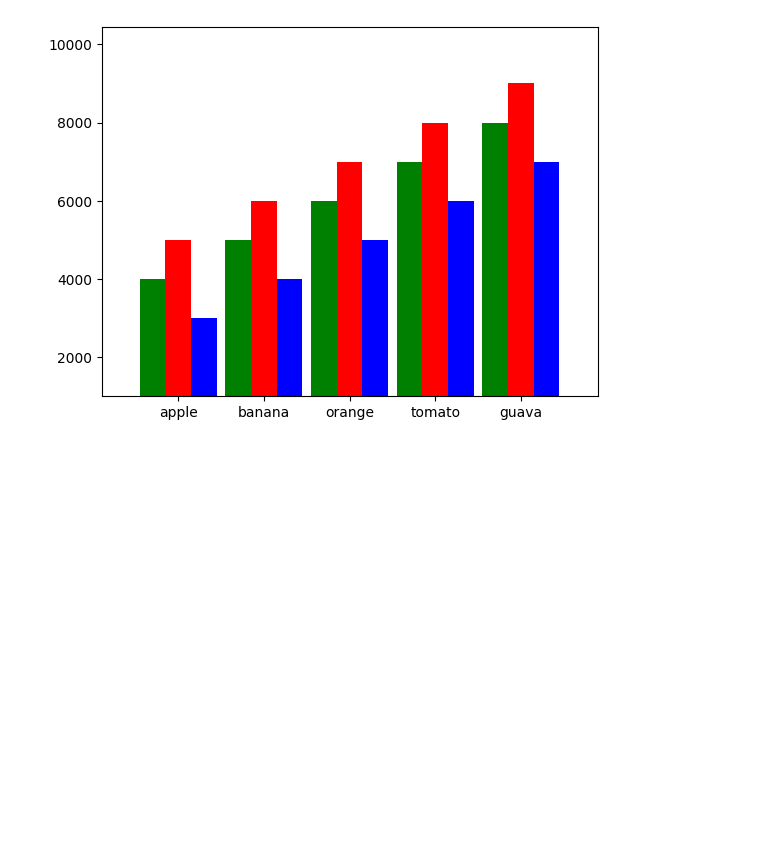
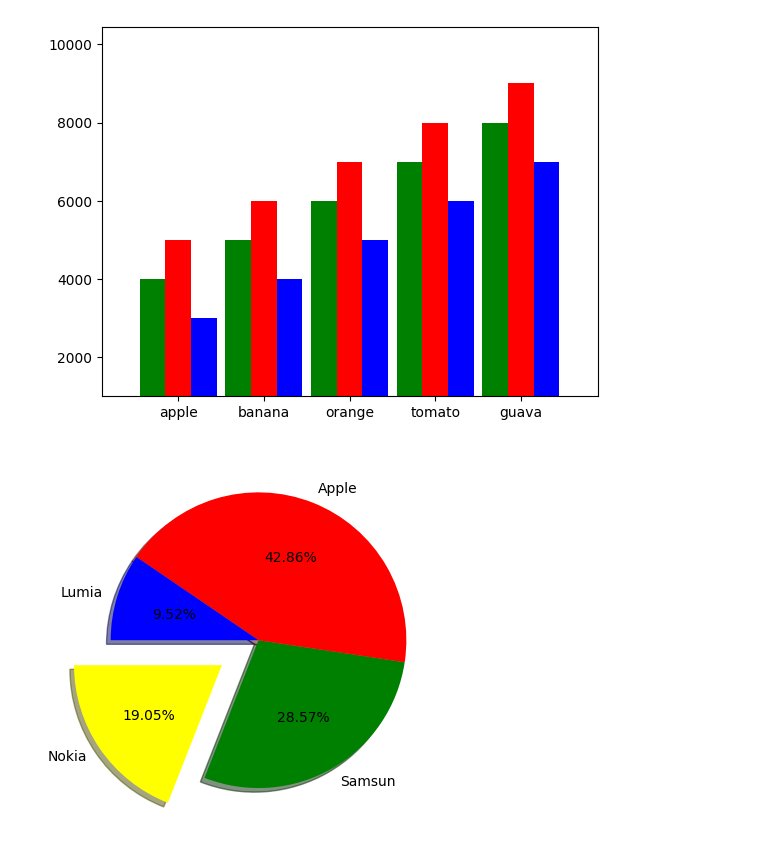
Before and after one commit to kuroneko1202/2024_10_15_python, a Jupyter notebook: lesson13/lesson13_3.ipynb, the cells around one changed output. Saved outputs shown, nothing was run; the diff lists cells and outputs as text; code cells hidden in the pictures; blank space fills up the shorter version.

```diff
--- a/lesson13/lesson13_3.ipynb
+++ b/lesson13/lesson13_3.ipynb
@@ -56,3 +56,16 @@ axes.axis(xmin = xmin, xmax = xmax, ymin = ymin, ymax = ymax)
 plt.show()
 # %% [output]
 [figure]
+# %%
+import matplotlib.pyplot as plt
+labels = ['Nokia','Samsun','Apple','Lumia']
+values = [20, 30, 45, 10]
+colors =['yellow', 'green', 'red', 'blue']
+explode = (0.3, 0, 0, 0)  #設定偏移的距離 順序分別是(Nokia,Samsun,Apple,Lumia)
+figure = plt.subplots() #製作figure
+axes = plt.subplot(1,1,1)  #在figure上製作一個axes
+#autopct:顯示百分比 shadow:顯示影子 startangle轉換角度
+axes.pie(values, explode=explode, labels=labels,colors=colors, autopct='%1.1f%%',shadow=True, startangle=180)
+plt.show()
+# %% [output]
+[figure, added]
```
Also changed, not shown: 3 other files.
